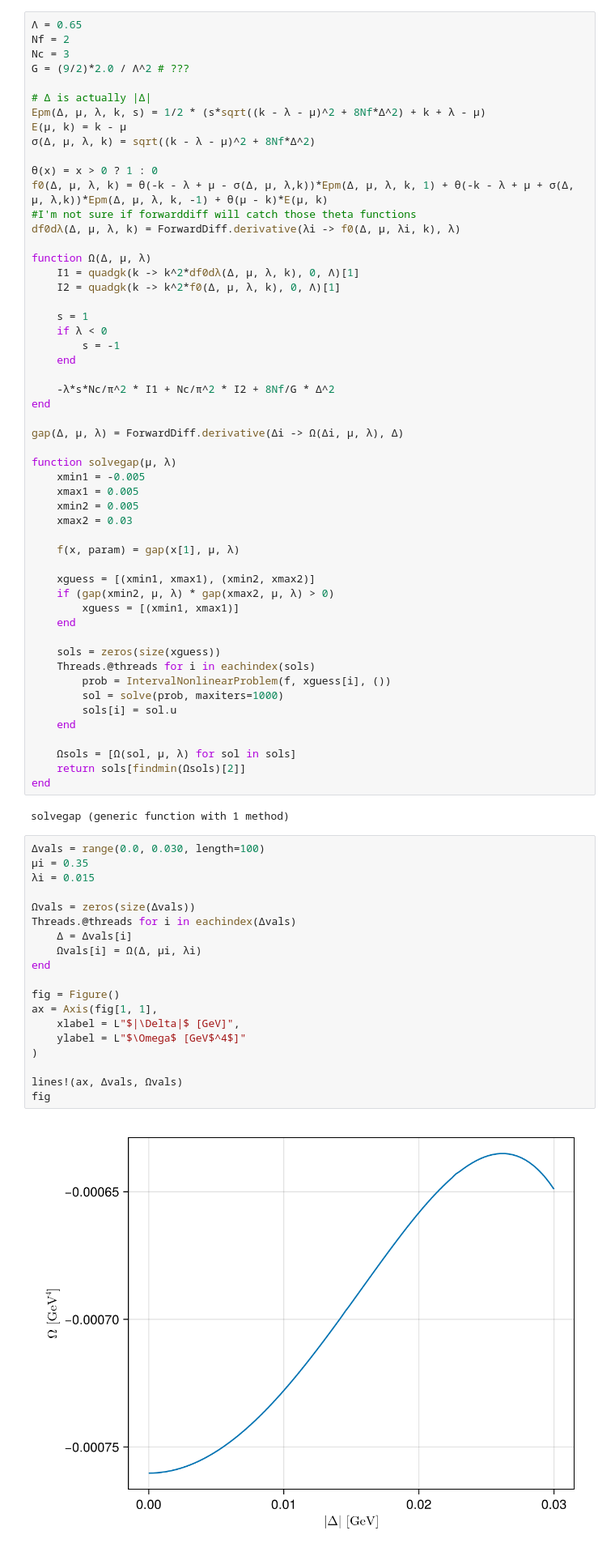
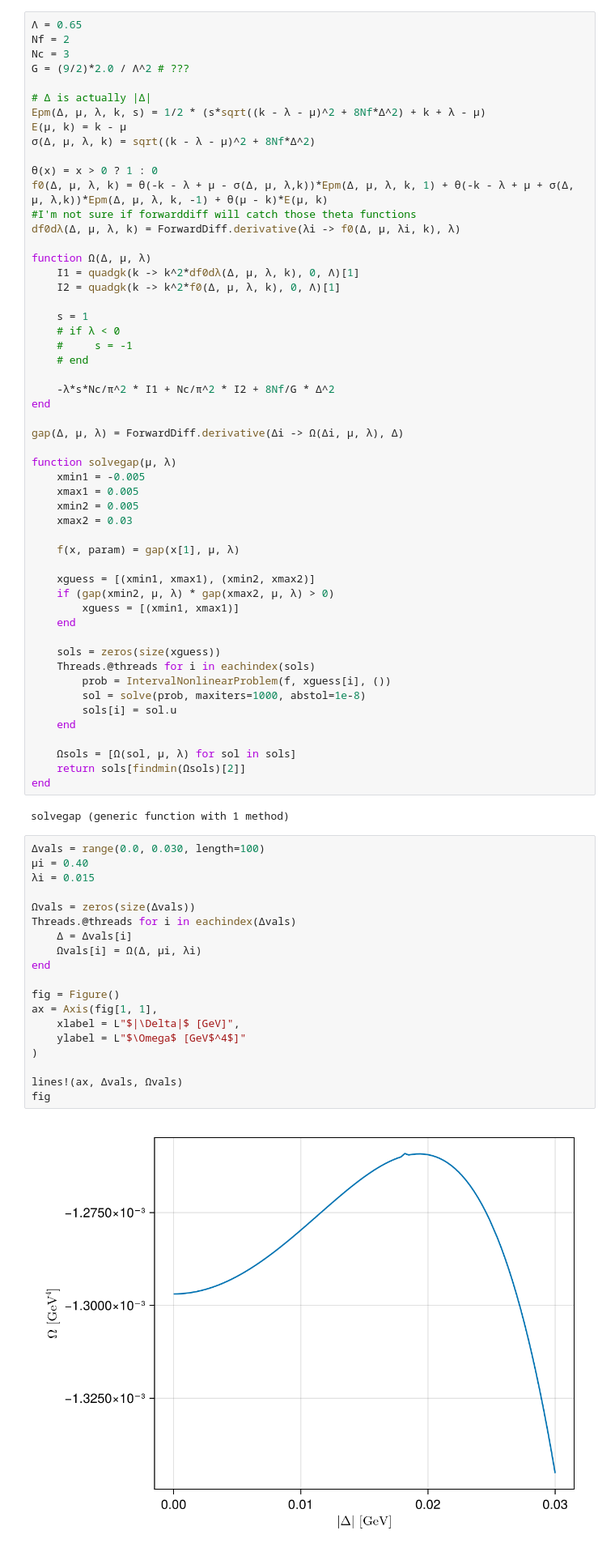
Before and after one commit to SunkPlane29/kondoeff, a Jupyter notebook: main.ipynb, the cells around one changed output. Shown at 81% size. Cells and saved outputs as stored; diff of their text form.

```diff
--- a/main.ipynb
+++ b/main.ipynb
@@ -21,9 +21,9 @@ function Ω(Δ, μ, λ)
     I2 = quadgk(k -> k^2*f0(Δ, μ, λ, k), 0, Λ)[1]
 
     s = 1
-    if λ < 0
-        s = -1
-    end
+    # if λ < 0
+    #     s = -1
+    # end
 
     -λ*s*Nc/π^2 * I1 + Nc/π^2 * I2 + 8Nf/G * Δ^2
 end
@@ -46,7 +46,7 @@ function solvegap(μ, λ)
     sols = zeros(size(xguess))
     Threads.@threads for i in eachindex(sols)
         prob = IntervalNonlinearProblem(f, xguess[i], ())
-        sol = solve(prob, maxiters=1000)
+        sol = solve(prob, maxiters=1000, abstol=1e-8)
         sols[i] = sol.u
     end
 
@@ -57,25 +57,25 @@ end
 solvegap (generic function with 1 method)
 # %%
 Δvals = range(0.0, 0.030, length=100)
-μi = 0.35
+μi = 0.40
 λi = 0.015
 
 Ωvals = zeros(size(Δvals))
 Threads.@threads for i in eachindex(Δvals)
     Δ = Δvals[i]
     Ωvals[i] = Ω(Δ, μi, λi)
 end
 
 fig = Figure()
 ax = Axis(fig[1, 1],
     xlabel = L"$|\Delta|$ [GeV]",
     ylabel = L"$\Omega$ [GeV$^4$]"
 )
 
 lines!(ax, Δvals, Ωvals)
 fig
 # %% [output]
-[figure, old version]
+[figure, new version]
 # %%
 μi = 0.35
 λi = 0.015
```
Also changed, not shown: parts of 1 cell of this notebook, 1 other file.
